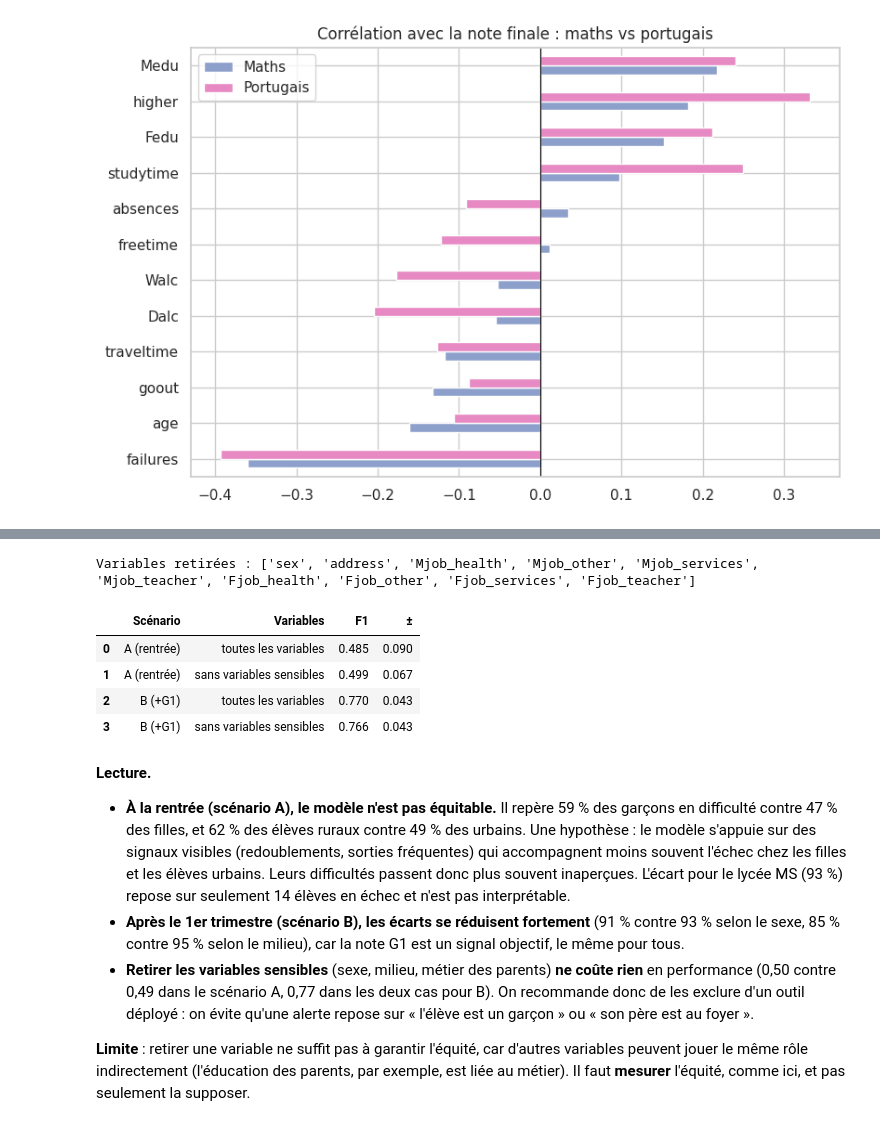
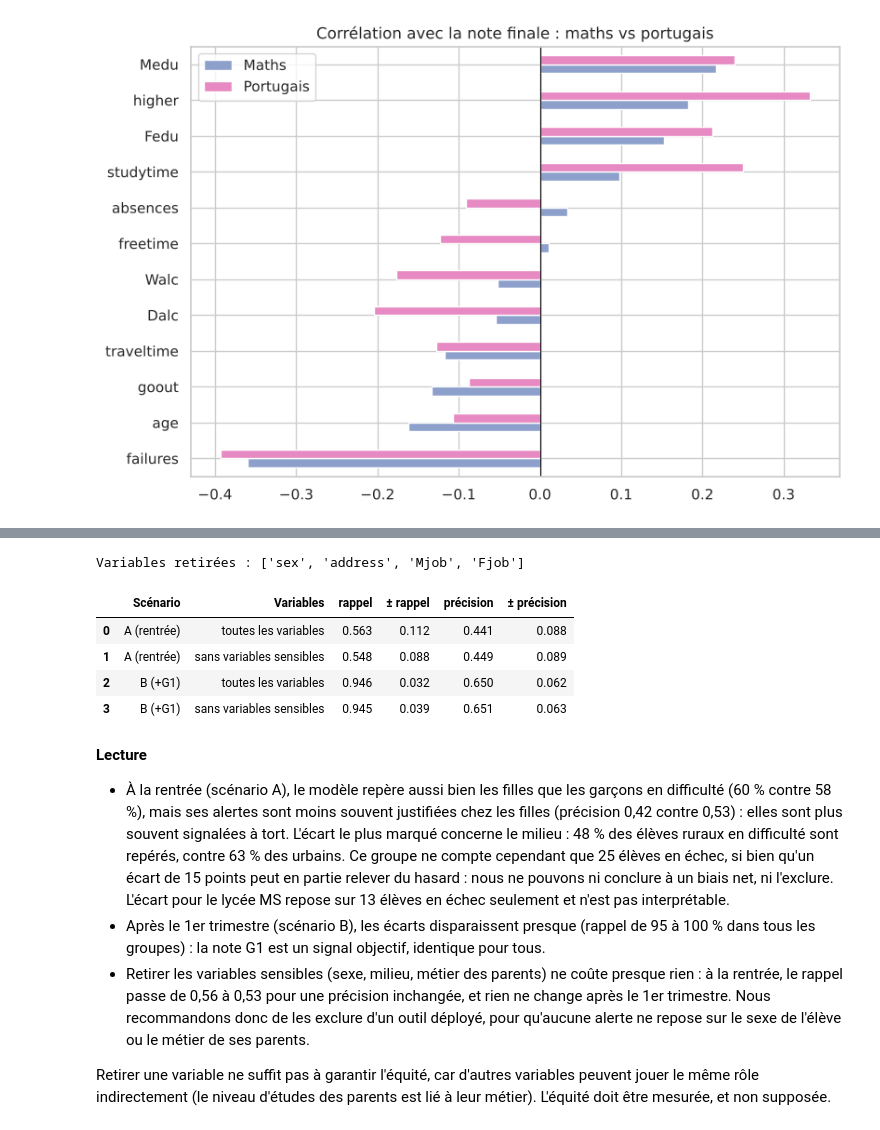
Before and after one commit to celinebuob64/project-ml, a Jupyter notebook: projet_ml_reussite_scolaire.ipynb, the cells around one changed output, grey strips where cells are left out. Drawn from its saved outputs; the diff is of its cells as text; code cells hidden in the pictures.

```diff
--- a/projet_ml_reussite_scolaire.ipynb
+++ b/projet_ml_reussite_scolaire.ipynb
@@ -655,0 +680,25 @@ Le jeu de données contient aussi 649 élèves suivant le cours de portugais, do
+# %%
+abandon = (df.loc[X_tr.index, "G3"] == 0).astype(int)
+print(f"Abandons dans le jeu d'entraînement : {abandon.sum()} ({abandon.mean():.0%})")
+print(f"Part d'élèves à 0 absence : {(df.absences[df.G3 == 0] == 0).mean():.0%} chez les G3 = 0, "
+      f"{(df.absences[df.G3 > 0] == 0).mean():.0%} chez les autres")
+
+rf_ab = RandomForestClassifier(300, min_samples_leaf=3, class_weight="balanced", random_state=SEED, n_jobs=-1)
+fuite = []
+for scen in ["A (rentrée)", "B (+G1)"]:
+    cols = SCENARIOS[scen]
+    for avec in [False, True]:
+        c = cols + (["log_absences"] if avec else [])
+        ab = tirages(rf_ab, X_tr[c], abandon).mean(axis=0)
+        ec = tirages(modele_A if scen.startswith("A") else modele_B, X_tr[c], y_tr).mean(axis=0)
+        fuite.append({"Scénario": scen, "Absences": "avec" if avec else "sans",
+                      "rappel abandon": ab[0], "précision abandon": ab[1],
+                      "rappel échec": ec[0], "précision échec": ec[1]})
+fuite = pd.DataFrame(fuite)
+fig, ax = plt.subplots(1, 2, figsize=(13, 4.3))
+sns.barplot(data=fuite, x="Scénario", y="précision abandon", hue="Absences", ax=ax[0]); ax[0].set_ylim(0, 1)
+ax[0].set_title("Détecter les abandons (G3 = 0) : précision")
+sns.barplot(data=fuite, x="Scénario", y="rappel échec", hue="Absences", ax=ax[1]); ax[1].set_ylim(0, 1)
+ax[1].set_title("Détecter l'échec (G3 < 10) : rappel")
+plt.tight_layout(); plt.show()
+fuite.round(3)
@@ -689,13 +761,14 @@ plt.axvline(0, color="k", lw=.8); plt.title("Corrélation avec la note finale :
 [figure]
 # %%
 Xf = X_all.loc[fus["index"]].reset_index(drop=True); yf = y.loc[fus["index"]].reset_index(drop=True)
-Xf["G1_por"] = fus["G1_por"].values
+Xf["G1_por"] = MinMaxScaler().fit_transform(fus[["G1_por"]]).ravel()  # même mise à l'échelle que les autres variables
 enrich = []
 for nom, cols, m in [("A : profil seul", profil, modele_A),
                      ("A' : profil + G1 portugais", profil + ["G1_por"], modele_A),
                      ("B : profil + G1 maths", profil + ["G1"], modele_B),
                      ("B' : profil + G1 maths + G1 portugais", profil + ["G1", "G1_por"], modele_B)]:
-    f1m, f1s = cv_score(m, Xf[cols], yf, "f1"); aucm, aucs = cv_score(m, Xf[cols], yf, "roc_auc")
-    enrich.append({"Variables": nom, "F1": f1m, "± F1": f1s, "AUC": aucm, "± AUC": aucs})
+    r = tirages(m, Xf[cols], yf)
+    enrich.append({"Variables": nom, "rappel": r[:, 0].mean(), "± rappel": r[:, 0].std(),
+                   "précision": r[:, 1].mean(), "± précision": r[:, 1].std()})
 pd.DataFrame(enrich).round(3)
 # %% [output]
@@ -722,7 +795,7 @@ Un outil d'aide à la décision utilisé sur des élèves doit être vérifié s
 groupes = {"sex": {0: "Garçons", 1: "Filles"}, "address": {0: "Rural", 1: "Urbain"}, "school": {0: "MS", 1: "GP"}}
 eq = []
 for scen, m in [("A (rentrée)", modele_A), ("B (+G1)", modele_B)]:
-    pred = cross_val_predict(m, X_tr[SCENARIOS[scen]], y_tr, cv=cv)
+    pred = cross_val_predict(m, X_tr[SCENARIOS[scen]], y_tr, cv=CV)
     for g, lab in groupes.items():
         for v, nom in lab.items():
             mk = (X_tr[g] == v).values
@@ -750,27 +823,28 @@ eq.round(2)
 # %%
-sensibles = ["sex", "address"] + [c for c in profil if c.startswith(("Mjob", "Fjob"))]
+sensibles = ["sex", "address", "Mjob", "Fjob"]
 profil_neutre = [c for c in profil if c not in sensibles]
 res_eq = []
 for scen, m, extra in [("A (rentrée)", modele_A, []), ("B (+G1)", modele_B, ["G1"])]:
     for nom, cols in [("toutes les variables", profil + extra), ("sans variables sensibles", profil_neutre + extra)]:
-        f, sd = cv_score(m, X_tr[cols], y_tr)
-        res_eq.append({"Scénario": scen, "Variables": nom, "F1": f, "±": sd})
+        r = tirages(m, X_tr[cols], y_tr)
+        res_eq.append({"Scénario": scen, "Variables": nom, "rappel": r[:, 0].mean(), "± rappel": r[:, 0].std(),
+                       "précision": r[:, 1].mean(), "± précision": r[:, 1].std()})
 print("Variables retirées :", sensibles)
 pd.DataFrame(res_eq).round(3)
 # %% [output]
-Variables retirées : ['sex', 'address', 'Mjob_health', 'Mjob_other', 'Mjob_services', 'Mjob_teacher', 'Fjob_health', 'Fjob_other', 'Fjob_services', 'Fjob_teacher']
+Variables retirées : ['sex', 'address', 'Mjob', 'Fjob']
-|  | Scénario | Variables | F1 | ± |
-| 0 | A (rentrée) | toutes les variables | 0.485 | 0.090 |
-| 1 | A (rentrée) | sans variables sensibles | 0.499 | 0.067 |
-| 2 | B (+G1) | toutes les variables | 0.770 | 0.043 |
-| 3 | B (+G1) | sans variables sensibles | 0.766 | 0.043 |
+|  | Scénario | Variables | rappel | ± rappel | précision | ± précision |
+| 0 | A (rentrée) | toutes les variables | 0.563 | 0.112 | 0.441 | 0.088 |
+| 1 | A (rentrée) | sans variables sensibles | 0.548 | 0.088 | 0.449 | 0.089 |
+| 2 | B (+G1) | toutes les variables | 0.946 | 0.032 | 0.650 | 0.062 |
+| 3 | B (+G1) | sans variables sensibles | 0.945 | 0.039 | 0.651 | 0.063 |
 # %% [markdown]
-**Lecture.**
-- **À la rentrée (scénario A), le modèle n'est pas équitable.** Il repère 59 % des garçons en difficulté contre 47 % des filles, et 62 % des élèves ruraux contre 49 % des urbains. Une hypothèse : le modèle s'appuie sur des signaux visibles (redoublements, sorties fréquentes) qui accompagnent moins souvent l'échec chez les filles et les élèves urbains. Leurs difficultés passent donc plus souvent inaperçues. L'écart pour le lycée MS (93 %) repose sur seulement 14 élèves en échec et n'est pas interprétable.
-- **Après le 1er trimestre (scénario B), les écarts se réduisent fortement** (91 % contre 93 % selon le sexe, 85 % contre 95 % selon le milieu), car la note G1 est un signal objectif, le même pour tous.
-- **Retirer les variables sensibles** (sexe, milieu, métier des parents) **ne coûte rien** en performance (0,50 contre 0,49 dans le scénario A, 0,77 dans les deux cas pour B). On recommande donc de les exclure d'un outil déployé : on évite qu'une alerte repose sur « l'élève est un garçon » ou « son père est au foyer ».
+**Lecture**
+- À la rentrée (scénario A), le modèle repère aussi bien les filles que les garçons en difficulté (60 % contre 58 %), mais ses alertes sont moins souvent justifiées chez les filles (précision 0,42 contre 0,53) : elles sont plus souvent signalées à tort. L'écart le plus marqué concerne le milieu : 48 % des élèves ruraux en difficulté sont repérés, contre 63 % des urbains. Ce groupe ne compte cependant que 25 élèves en échec, si bien qu'un écart de 15 points peut en partie relever du hasard : nous ne pouvons ni conclure à un biais net, ni l'exclure. L'écart pour le lycée MS repose sur 13 élèves en échec seulement et n'est pas interprétable.
+- Après le 1er trimestre (scénario B), les écarts disparaissent presque (rappel de 95 à 100 % dans tous les groupes) : la note G1 est un signal objectif, identique pour tous.
+- Retirer les variables sensibles (sexe, milieu, métier des parents) ne coûte presque rien : à la rentrée, le rappel passe de 0,56 à 0,53 pour une précision inchangée, et rien ne change après le 1er trimestre. Nous recommandons donc de les exclure d'un outil déployé, pour qu'aucune alerte ne repose sur le sexe de l'élève ou le métier de ses parents.
 
-**Limite** : retirer une variable ne suffit pas à garantir l'équité, car d'autres variables peuvent jouer le même rôle indirectement (l'éducation des parents, par exemple, est liée au métier). Il faut **mesurer** l'équité, comme ici, et pas seulement la supposer.
+Retirer une variable ne suffit pas à garantir l'équité, car d'autres variables peuvent jouer le même rôle indirectement (le niveau d'études des parents est lié à leur métier). L'équité doit être mesurée, et non supposée.
 # %% [markdown]
 ### 7.5 Le modèle fonctionnerait-il dans un autre lycée ?
 
```
Also changed, not shown: parts of 98 cells of this notebook, 1 other file.
